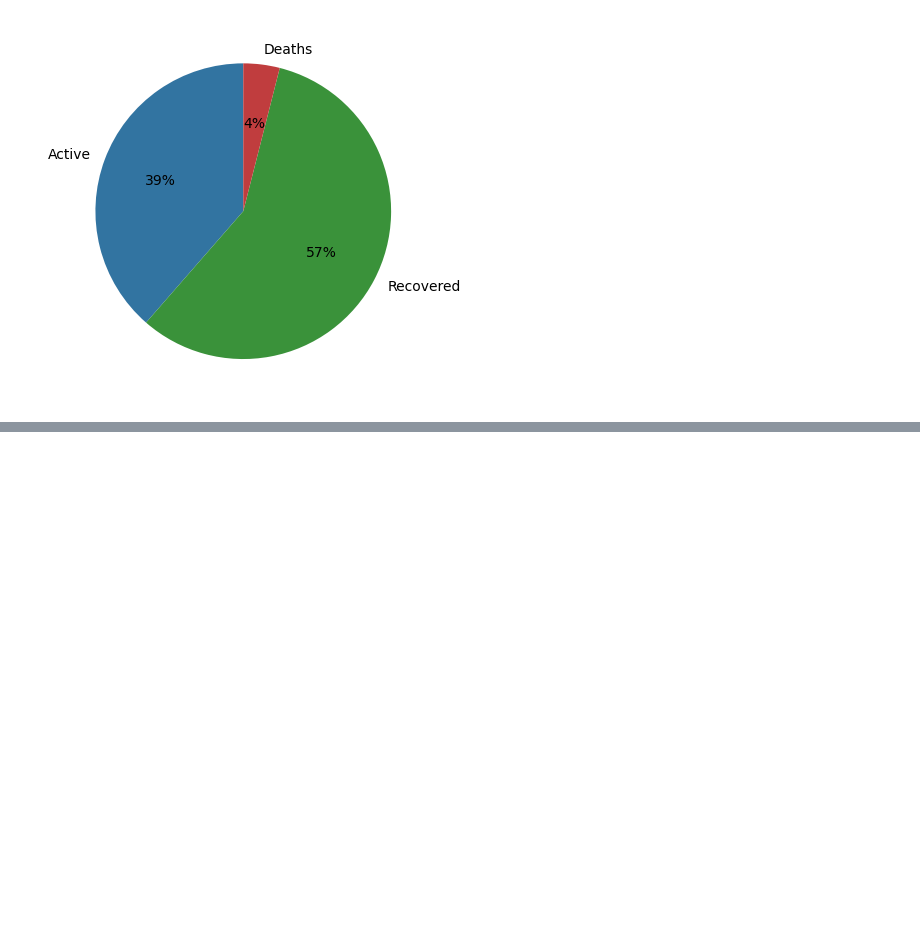
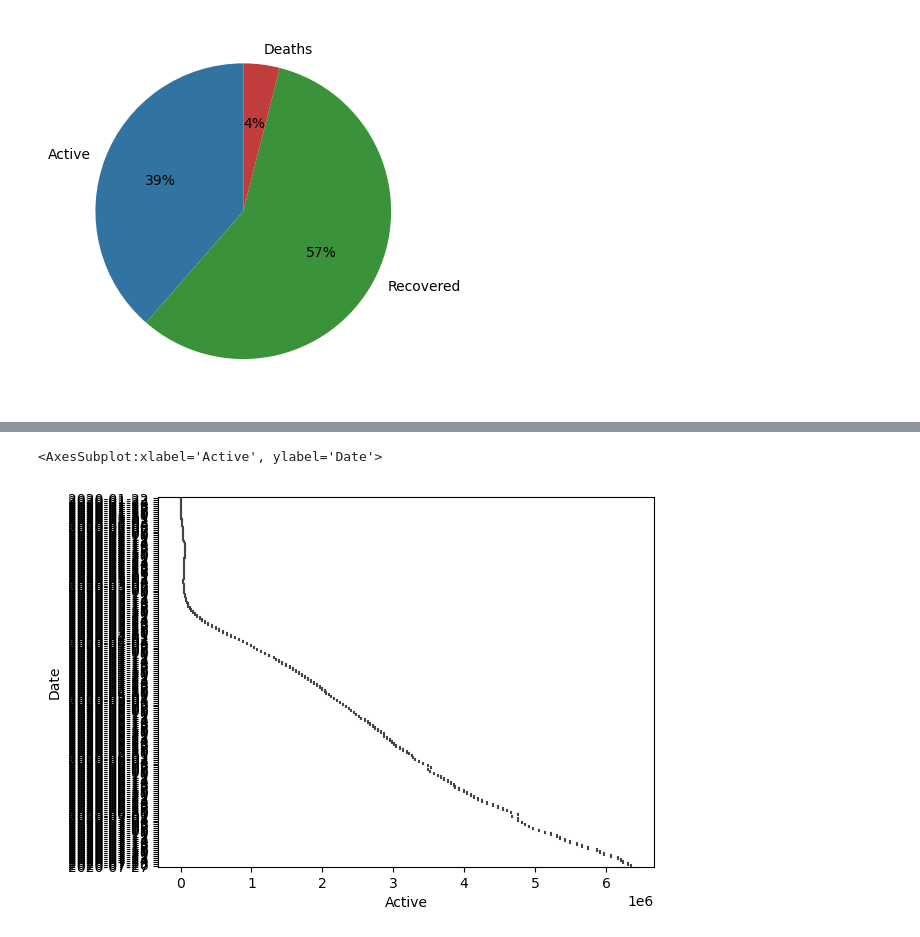
Before and after one commit to Kousthubh02/Python-miniproject, a Jupyter notebook: Graphs.ipynb, the cells around one changed output, grey strips where cells are left out. Drawn from its saved outputs; the diff is of its cells as text; code cells hidden in the pictures; blank space fills up the shorter version.

Commit message:
added violin plot

```diff
--- a/Graphs.ipynb
+++ b/Graphs.ipynb
@@ -31,3 +38,5 @@ chart2 = plt.pie(totals, labels=labels, colors=Colors, autopct='%1.0f%%', starta
 plt.show()
 # %% [output]
 [figure]
+# %%
+day_data = pd.read_csv("day_wise.csv")
@@ -33,0 +59,6 @@ plt.show()
+# %%
+
+sns.violinplot(data=day_data, x="Active",y="Date")
+# %% [output]
+<AxesSubplot:xlabel='Active', ylabel='Date'>
+[figure, added]
```
Also changed, not shown: parts of 8 cells of this notebook, 6 other files.
